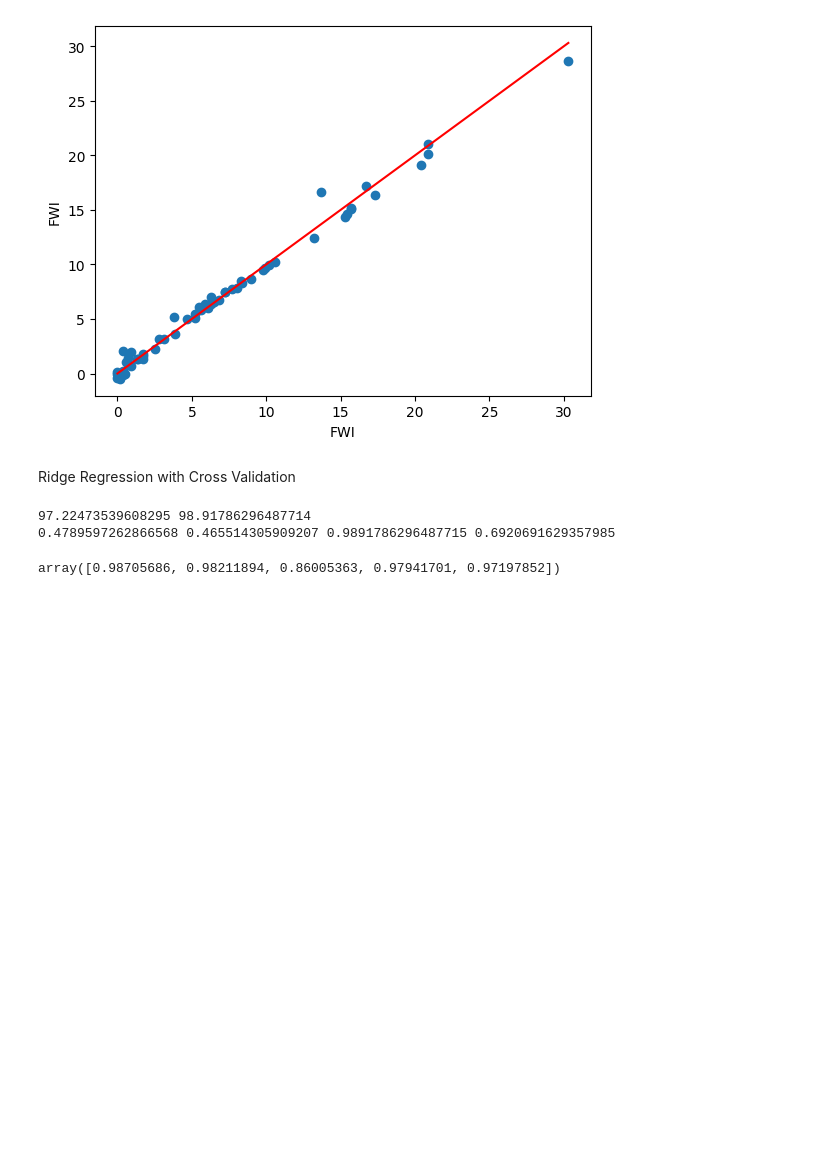
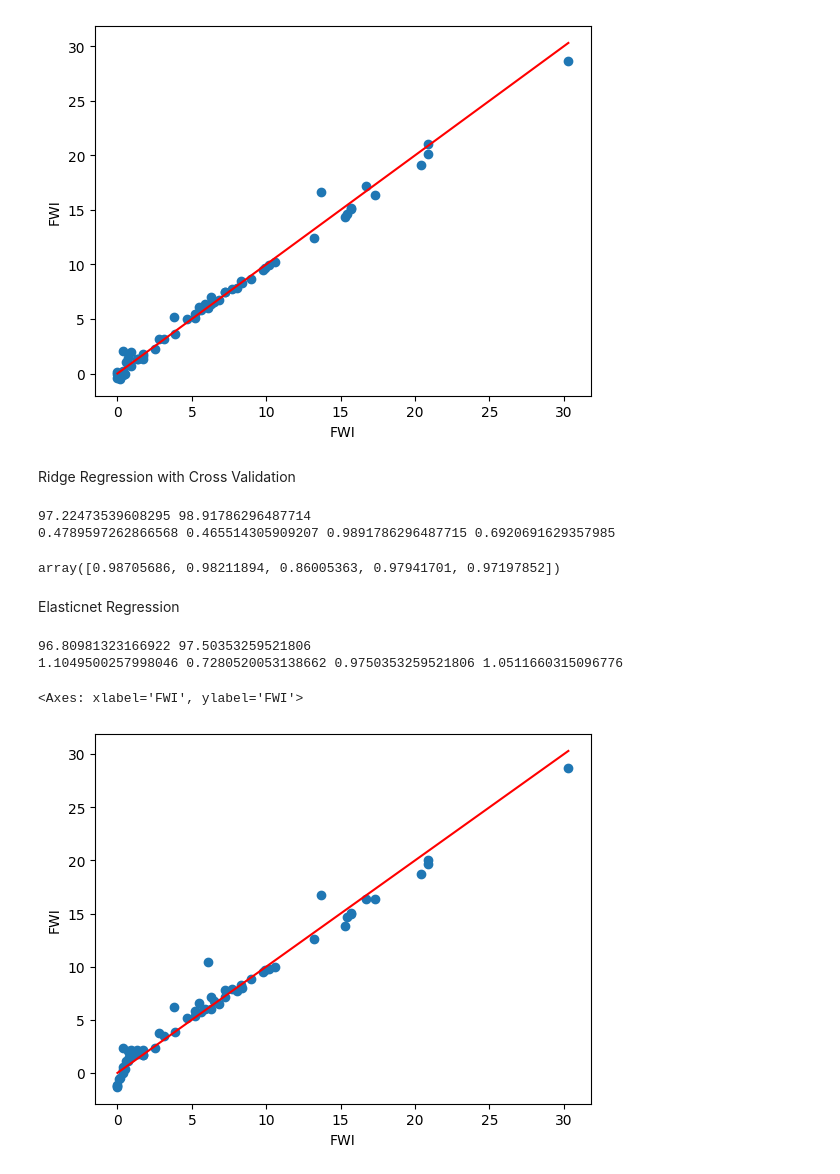
Before and after one commit to Jashan-jj/Machine-learning, a Jupyter notebook: Lasso, Ridge and Elasticnet/Lasso_Ridge_Elasticnet.ipynb, the cells around one changed output. Drawn from its saved outputs; the diff is of its cells as text; code cells hidden in the pictures; blank space fills up the shorter version.

Commit message:
ElasticNet Regression

```diff
--- a/Lasso, Ridge and Elasticnet/Lasso_Ridge_Elasticnet.ipynb
+++ b/Lasso, Ridge and Elasticnet/Lasso_Ridge_Elasticnet.ipynb
@@ -381,3 +381,29 @@ scores= cross_val_score(estimator= model, X= x_train, y= y_train, cv=5)
 scores
 # %% [output]
 array([0.98705686, 0.98211894, 0.86005363, 0.97941701, 0.97197852])
+# %% [markdown]
+Elasticnet Regression
+# %%
+from sklearn.linear_model import ElasticNet
+model= ElasticNet()
+model.fit(x_train, y_train)
+print(model.score(x_train, y_train)* 100, model.score(x_test, y_test)*100)
+y_pred= model.predict(x_test)
+
+mse= mean_squared_error(y_test,y_pred)
+mae= mean_absolute_error(y_test,y_pred)
+r2= r2_score(y_test, y_pred)
+rmse= root_mean_squared_error(y_test, y_pred)
+print(mse, mae, r2, rmse)
+# %% [output]
+96.80981323166922 97.50353259521806
+1.1049500257998046 0.7280520053138662 0.9750353259521806 1.0511660315096776
+# %%
+# plt.figure(figsize= (8,8))
+plt.scatter(y_test, y_pred)
+sns.lineplot(x=y_test,y=y_test, color= 'red')
+# sns.lineplot(x=y_pred, y=y_pred, color= 'green')
+# plt.show()
+# %% [output]
+<Axes: xlabel='FWI', ylabel='FWI'>
+[figure, added]
```
